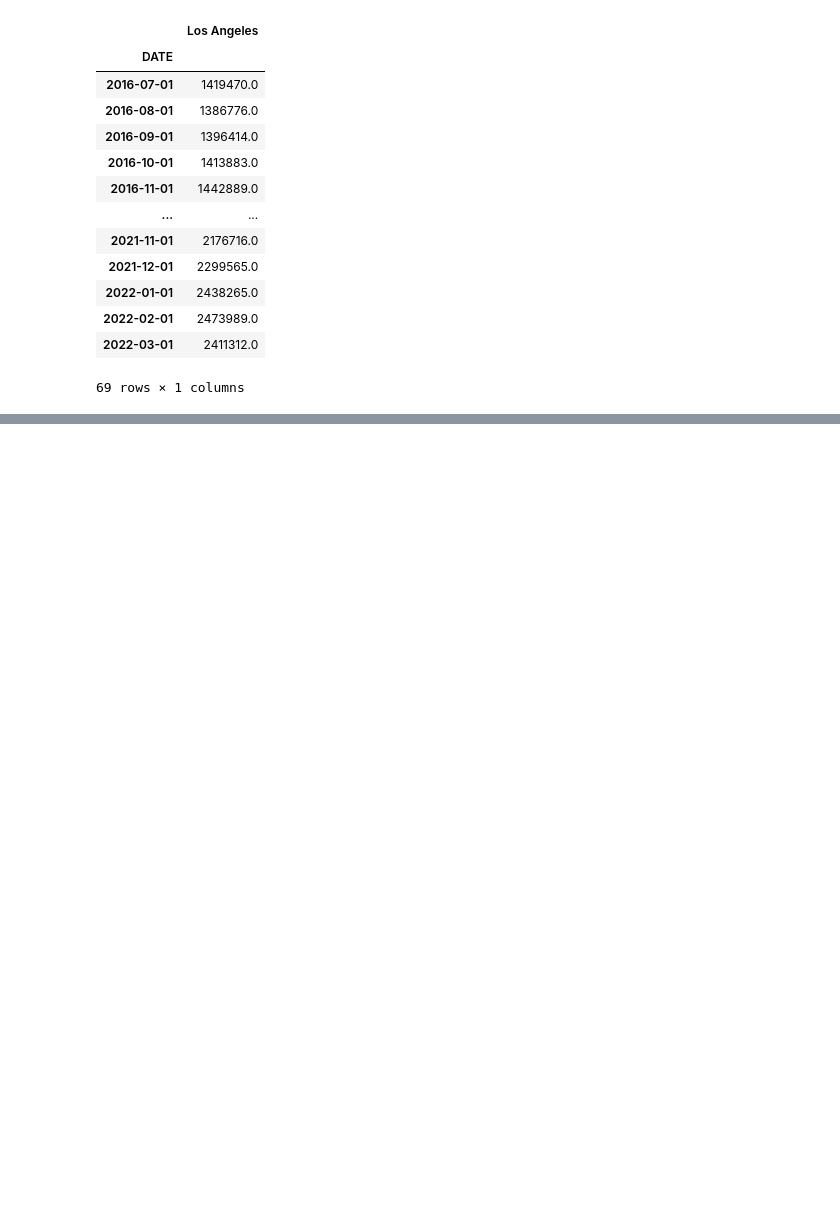
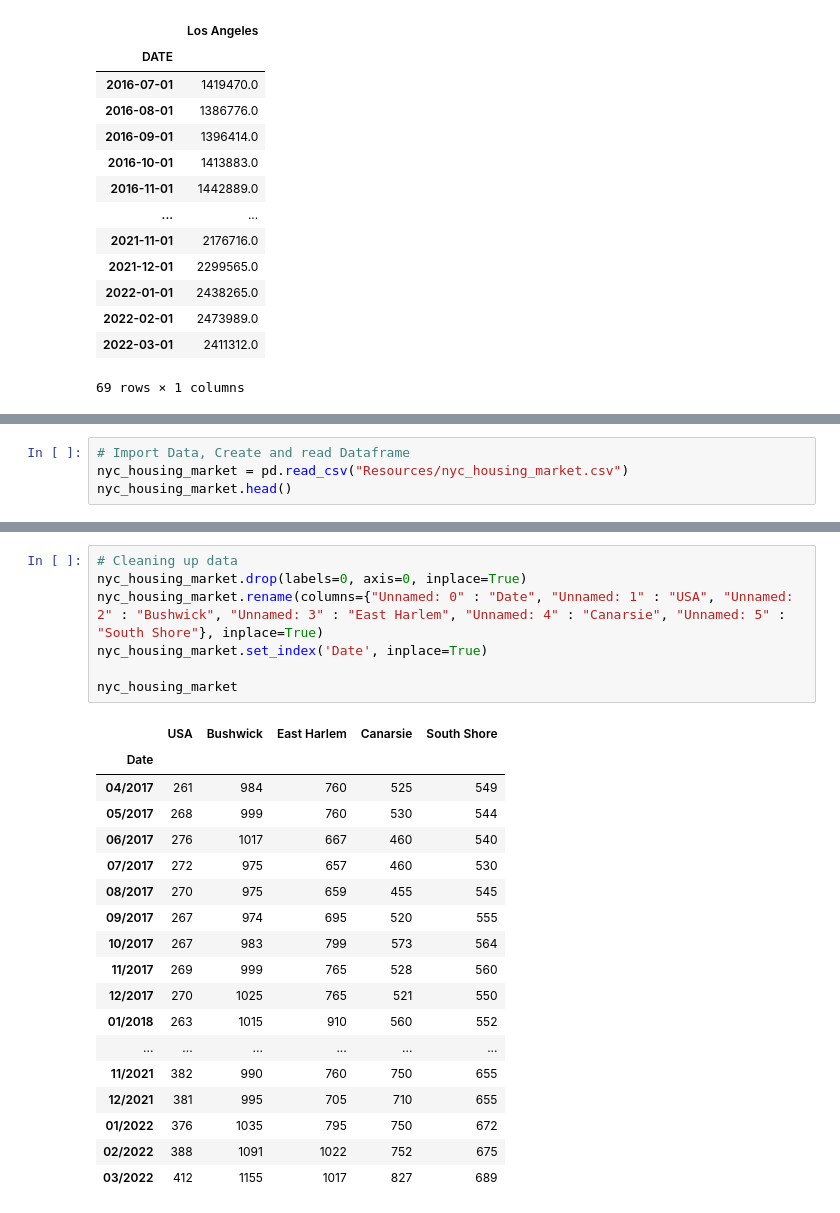
Before and after one commit to brianchangpe/Group_5_Project, a Jupyter notebook: Redefine_Gentrification.ipynb, the cells around one changed output, grey strips where cells are left out. Drawn from its saved outputs; the diff is of its cells as text; blank space fills up the shorter version.

```diff
--- a/Redefine_Gentrification.ipynb
+++ b/Redefine_Gentrification.ipynb
@@ -175,0 +208,4 @@ combined_avg_prices_plot
+# %%
+# Import Data, Create and read Dataframe
+nyc_housing_market = pd.read_csv("Resources/nyc_housing_market.csv")
+nyc_housing_market.head()
@@ -175,0 +219,26 @@ combined_avg_prices_plot
+# %%
+# Cleaning up data
+nyc_housing_market.drop(labels=0, axis=0, inplace=True)
+nyc_housing_market.rename(columns={"Unnamed: 0" : "Date", "Unnamed: 1" : "USA", "Unnamed: 2" : "Bushwick", "Unnamed: 3" : "East Harlem", "Unnamed: 4" : "Canarsie", "Unnamed: 5" : "South Shore"}, inplace=True)
+nyc_housing_market.set_index('Date', inplace=True)
+
+nyc_housing_market
+# %% [output]
+|  | USA | Bushwick | East Harlem | Canarsie | South Shore |
+| Date |  |  |  |  |  |
+| 04/2017 | 261 | 984 | 760 | 525 | 549 |
+| 05/2017 | 268 | 999 | 760 | 530 | 544 |
+| 06/2017 | 276 | 1017 | 667 | 460 | 540 |
+| 07/2017 | 272 | 975 | 657 | 460 | 530 |
+| 08/2017 | 270 | 975 | 659 | 455 | 545 |
+| 09/2017 | 267 | 974 | 695 | 520 | 555 |
+| 10/2017 | 267 | 983 | 799 | 573 | 564 |
+| 11/2017 | 269 | 999 | 765 | 528 | 560 |
+| 12/2017 | 270 | 1025 | 765 | 521 | 550 |
+| 01/2018 | 263 | 1015 | 910 | 560 | 552 |
+| ... | ... | ... | ... | ... | ... |
+| 11/2021 | 382 | 990 | 760 | 750 | 655 |
+| 12/2021 | 381 | 995 | 705 | 710 | 655 |
+| 01/2022 | 376 | 1035 | 795 | 750 | 672 |
+| 02/2022 | 388 | 1091 | 1022 | 752 | 675 |
+| 03/2022 | 412 | 1155 | 1017 | 827 | 689 |
```
Also changed, not shown: parts of 11 cells of this notebook, 3 other files.
